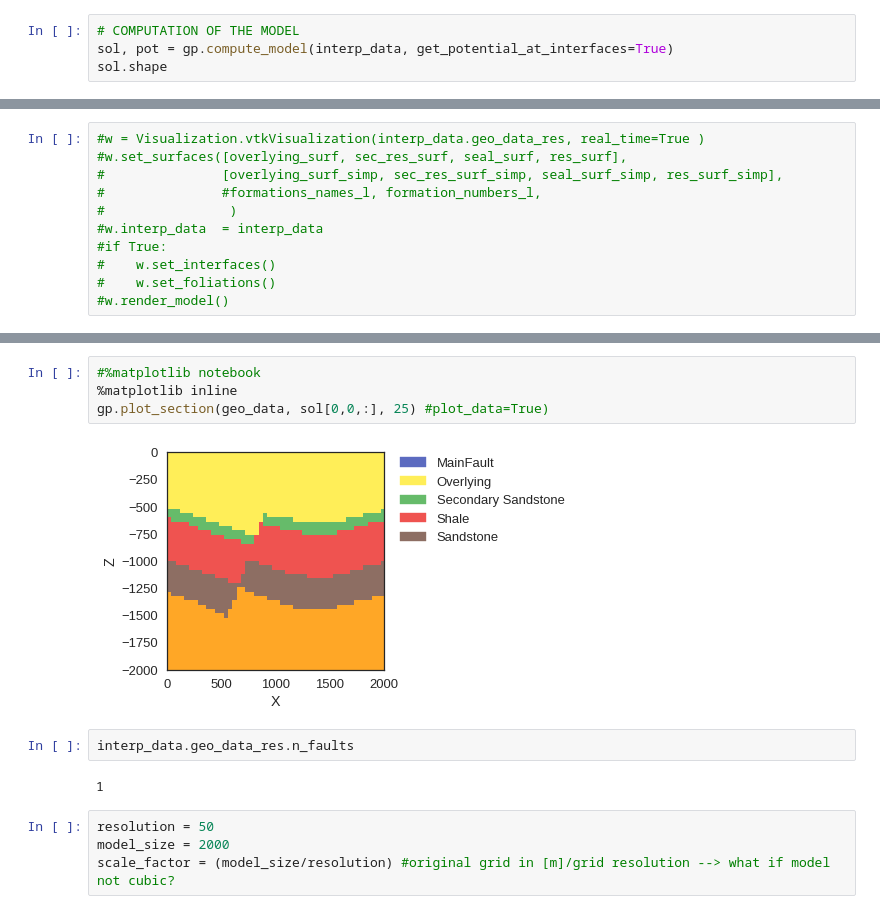
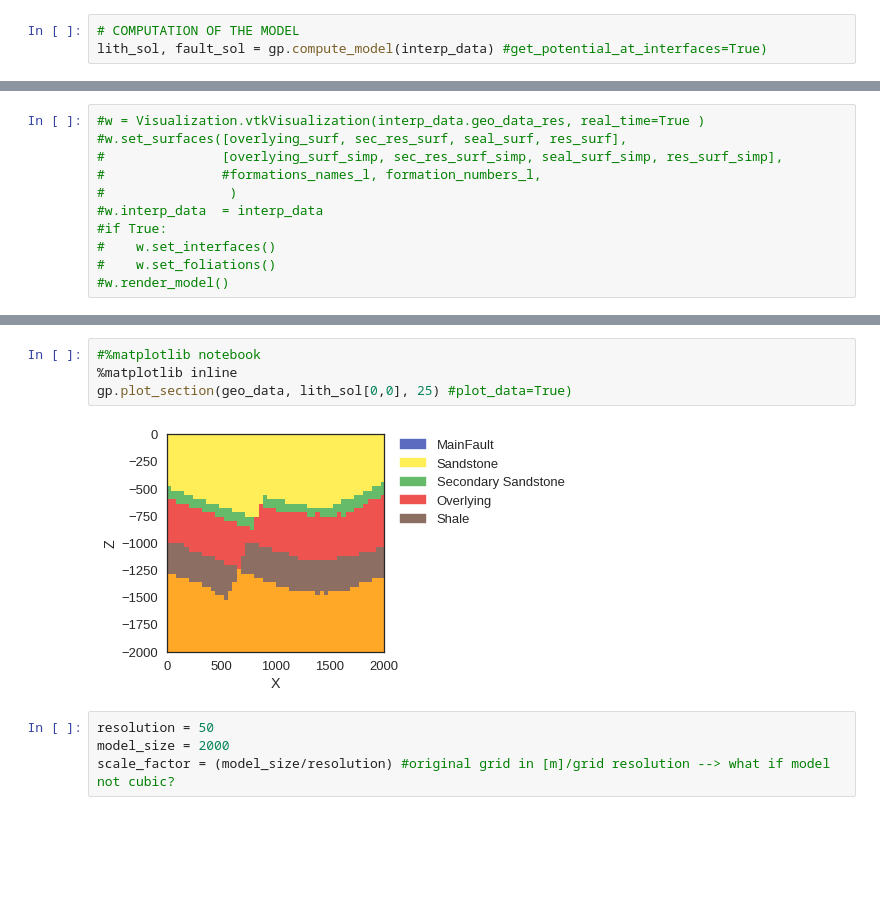
Before and after one commit to nre-aachen/Theses, a Jupyter notebook: Risk analysis/Notebooks/3D uncertainty (improved geo model).ipynb, the cells around one changed output, grey strips where cells are left out. Saved outputs shown, nothing was run; the diff lists cells and outputs as text; blank space fills up the shorter version.

```diff
--- a/Risk analysis/Notebooks/3D uncertainty (improved geo model).ipynb
+++ b/Risk analysis/Notebooks/3D uncertainty (improved geo model).ipynb
@@ -72,7 +72,6 @@ Device:  cpu
 Precision:  float32
 # %%
 # COMPUTATION OF THE MODEL
-sol, pot = gp.compute_model(interp_data, get_potential_at_interfaces=True)
-sol.shape
+lith_sol, fault_sol = gp.compute_model(interp_data) #get_potential_at_interfaces=True)
 # %% [output]
 Ill-conditioned matrix detected. Result is not guaranteed to be accurate.
@@ -127,13 +132,9 @@ interp_data.get_formation_number()
 # %%
 #%matplotlib notebook
 %matplotlib inline
-gp.plot_section(geo_data, sol[0,0,:], 25) #plot_data=True)
+gp.plot_section(geo_data, lith_sol[0,0], 25) #plot_data=True)
 # %% [output]
-[figure, old version]
+[figure, new version]
-# %%
-interp_data.geo_data_res.n_faults
-# %% [output]
-1
 # %%
 resolution = 50
 model_size = 2000
```
Also changed, not shown: parts of 18 cells of this notebook.
